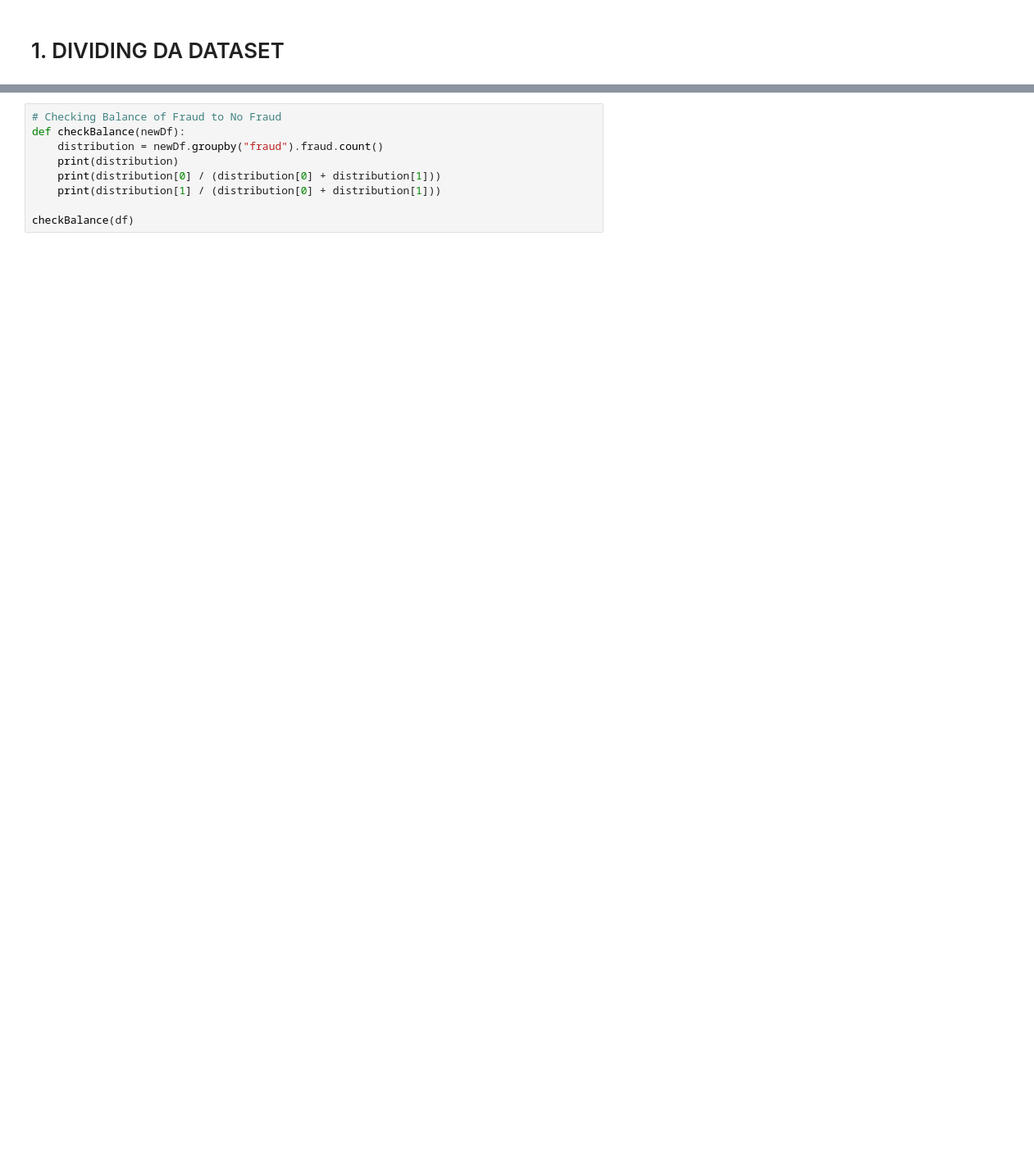
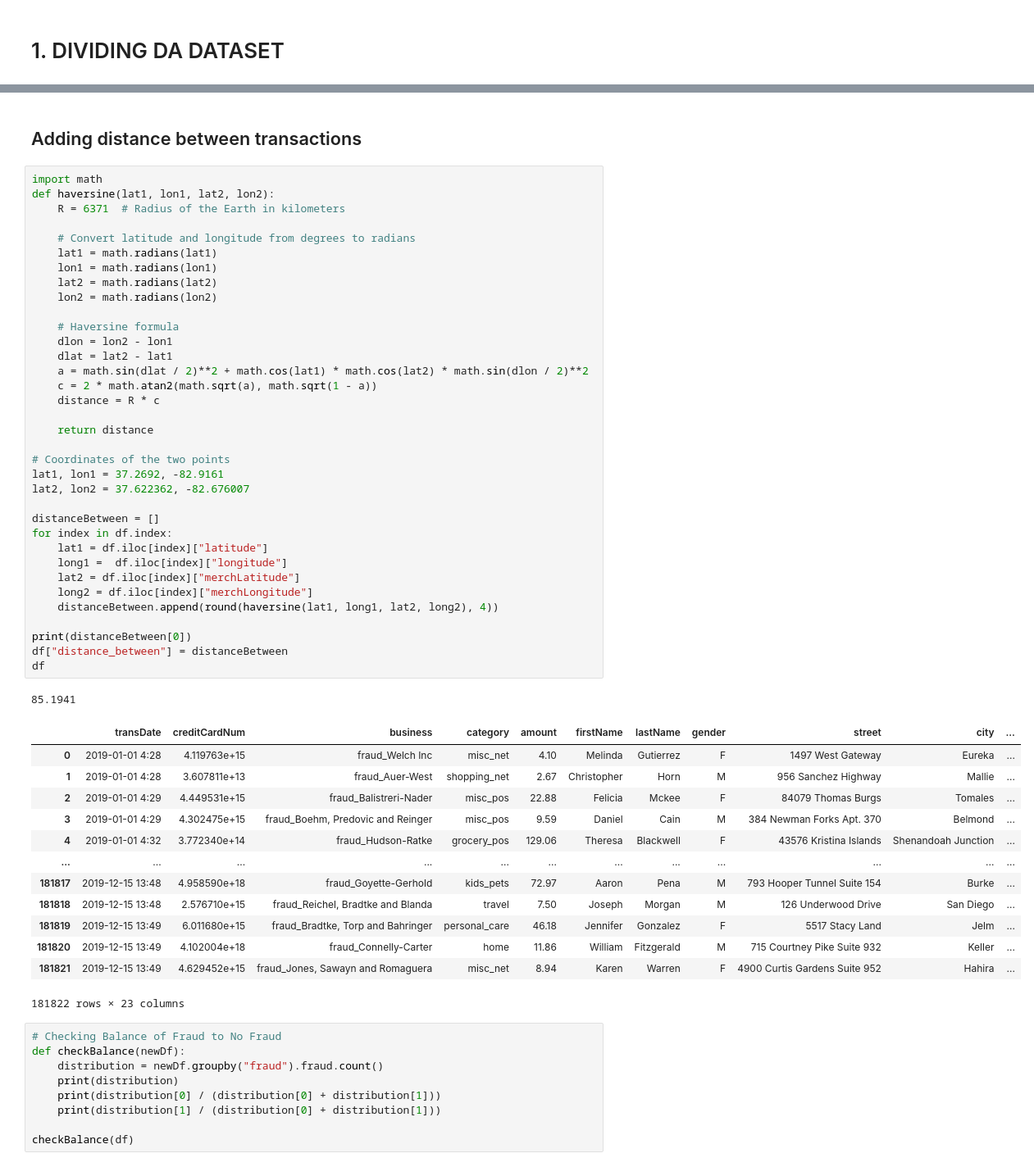
Before and after one commit to ethan-rng/dataquest, a Jupyter notebook: transformerModel.ipynb, the cells around one changed output, grey strips where cells are left out. Shown at 82% size. Saved outputs shown, nothing was run; the diff lists cells and outputs as text; blank space fills up the shorter version.

```diff
--- a/transformerModel.ipynb
+++ b/transformerModel.ipynb
@@ -29,3 +67,55 @@ df
+# %% [markdown]
+## Adding distance between transactions
+# %%
+import math
+def haversine(lat1, lon1, lat2, lon2):
+    R = 6371  # Radius of the Earth in kilometers
+
+    # Convert latitude and longitude from degrees to radians
+    lat1 = math.radians(lat1)
+    lon1 = math.radians(lon1)
+    lat2 = math.radians(lat2)
+    lon2 = math.radians(lon2)
+
+    # Haversine formula
+    dlon = lon2 - lon1
+    dlat = lat2 - lat1
+    a = math.sin(dlat / 2)**2 + math.cos(lat1) * math.cos(lat2) * math.sin(dlon / 2)**2
+    c = 2 * math.atan2(math.sqrt(a), math.sqrt(1 - a))
+    distance = R * c
+
+    return distance
+
+# Coordinates of the two points
+lat1, lon1 = 37.2692, -82.9161
+lat2, lon2 = 37.622362, -82.676007
+
+distanceBetween = []
+for index in df.index:
+    lat1 = df.iloc[index]["latitude"]
+    long1 =  df.iloc[index]["longitude"]
+    lat2 = df.iloc[index]["merchLatitude"]
+    long2 = df.iloc[index]["merchLongitude"]
+    distanceBetween.append(round(haversine(lat1, long1, lat2, long2), 4))
+
+print(distanceBetween[0])
+df["distance_between"] = distanceBetween
+df
+# %% [output]
+85.1941
+|  | transDate | creditCardNum | business | category | amount | firstName | lastName | gender | street | city | ... |
+| 0 | 2019-01-01 4:28 | 4.119763e+15 | fraud_Welch Inc | misc_net | 4.10 | Melinda | Gutierrez | F | 1497 West Gateway | Eureka | ... |
+| 1 | 2019-01-01 4:28 | 3.607811e+13 | fraud_Auer-West | shopping_net | 2.67 | Christopher | Horn | M | 956 Sanchez Highway | Mallie | ... |
+| 2 | 2019-01-01 4:29 | 4.449531e+15 | fraud_Balistreri-Nader | misc_pos | 22.88 | Felicia | Mckee | F | 84079 Thomas Burgs | Tomales | ... |
+| 3 | 2019-01-01 4:29 | 4.302475e+15 | fraud_Boehm, Predovic and Reinger | misc_pos | 9.59 | Daniel | Cain | M | 384 Newman Forks Apt. 370 | Belmond | ... |
+| 4 | 2019-01-01 4:32 | 3.772340e+14 | fraud_Hudson-Ratke | grocery_pos | 129.06 | Theresa | Blackwell | F | 43576 Kristina Islands | Shenandoah Junction | ... |
+| ... | ... | ... | ... | ... | ... | ... | ... | ... | ... | ... | ... |
+| 181817 | 2019-12-15 13:48 | 4.958590e+18 | fraud_Goyette-Gerhold | kids_pets | 72.97 | Aaron | Pena | M | 793 Hooper Tunnel Suite 154 | Burke | ... |
+| 181818 | 2019-12-15 13:48 | 2.576710e+15 | fraud_Reichel, Bradtke and Blanda | travel | 7.50 | Joseph | Morgan | M | 126 Underwood Drive | San Diego | ... |
+| 181819 | 2019-12-15 13:49 | 6.011680e+15 | fraud_Bradtke, Torp and Bahringer | personal_care | 46.18 | Jennifer | Gonzalez | F | 5517 Stacy Land | Jelm | ... |
+| 181820 | 2019-12-15 13:49 | 4.102004e+18 | fraud_Connelly-Carter | home | 11.86 | William | Fitzgerald | M | 715 Courtney Pike Suite 932 | Keller | ... |
+| 181821 | 2019-12-15 13:49 | 4.629452e+15 | fraud_Jones, Sawayn and Romaguera | misc_net | 8.94 | Karen | Warren | F | 4900 Curtis Gardens Suite 952 | Hahira | ... |
+181822 rows × 23 columns
 # %%
 # Checking Balance of Fraud to No Fraud
 def checkBalance(newDf):
```
Also changed, not shown: parts of 9 cells of this notebook, 3 other files.
